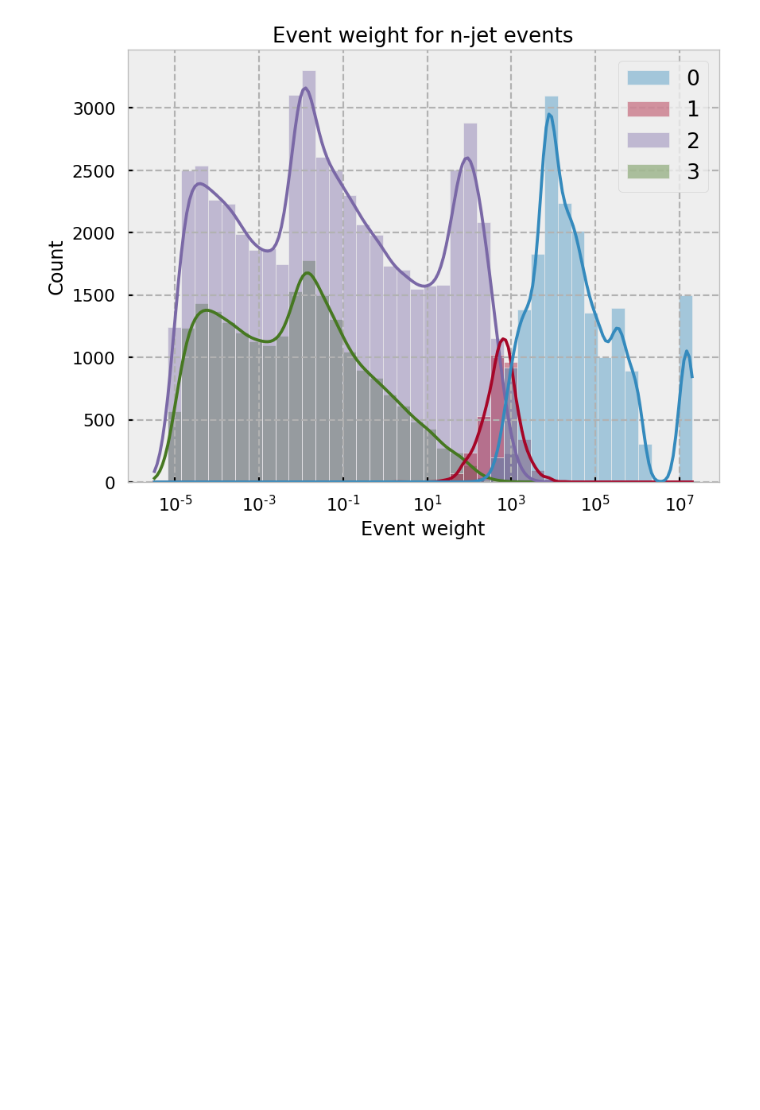
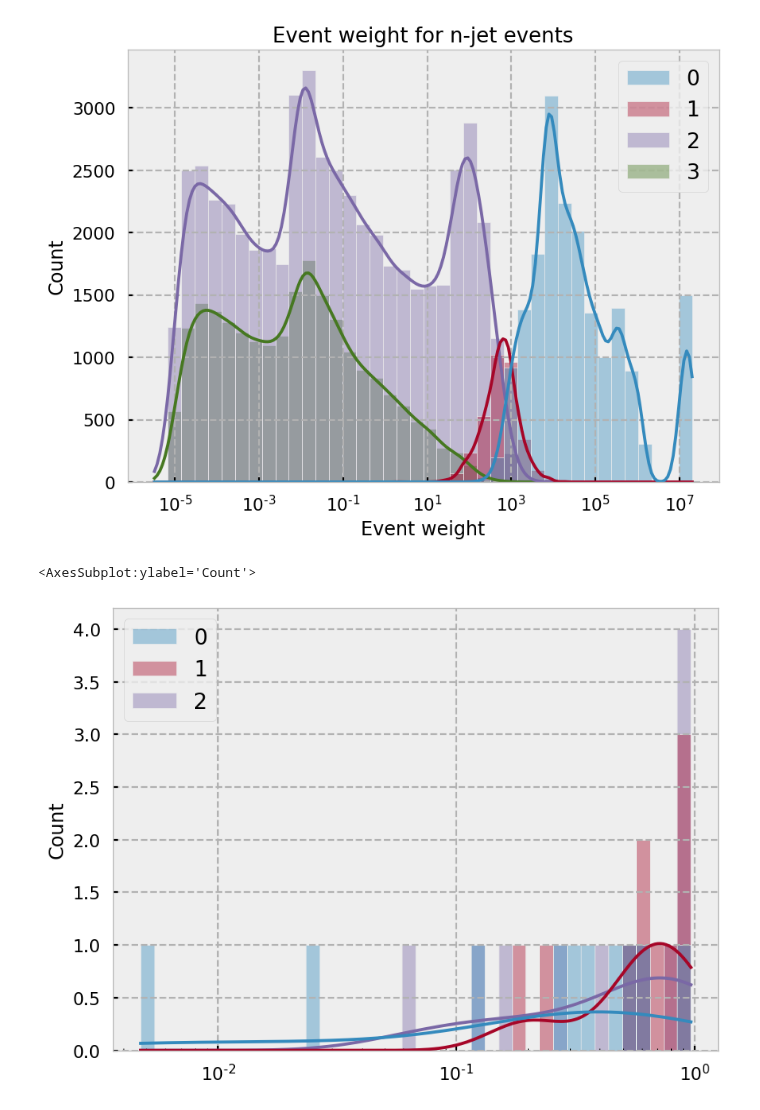
Before and after one commit to choisant/imcalML, a Jupyter notebook: notebooks/analyze_jet_file.ipynb, the cells around one changed output. Cells and saved outputs as stored; diff of their text form; code cells hidden in the pictures; blank space fills up the shorter version.

```diff
--- a/notebooks/analyze_jet_file.ipynb
+++ b/notebooks/analyze_jet_file.ipynb
@@ -64,3 +65,10 @@ ax.set_xlabel("Event weight")
 # %% [output]
 Text(0.5, 0, 'Event weight')
 [figure]
+# %%
+test = [np.random.rand(10), np.random.rand(10), np.random.rand(12)]
+fig, ax = plt.subplots(figsize=(8,6))
+sn.histplot(test, bins=40, log_scale=True, ax=ax, alpha=0.4, kde=True, legend=["A", "B", "C"])
+# %% [output]
+<AxesSubplot:ylabel='Count'>
+[figure, added]
```
Also changed, not shown: parts of 2 cells of this notebook, 3 other files.
